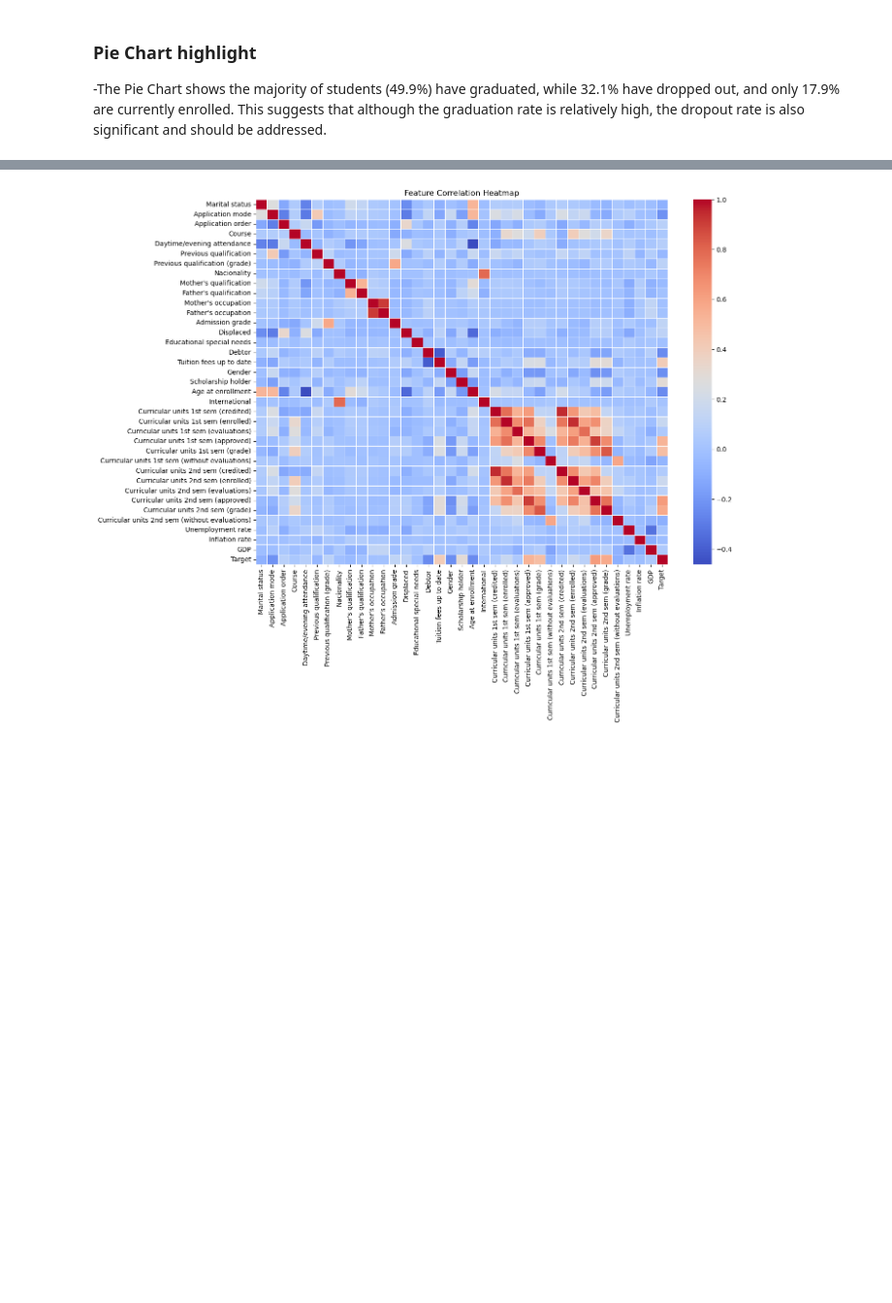
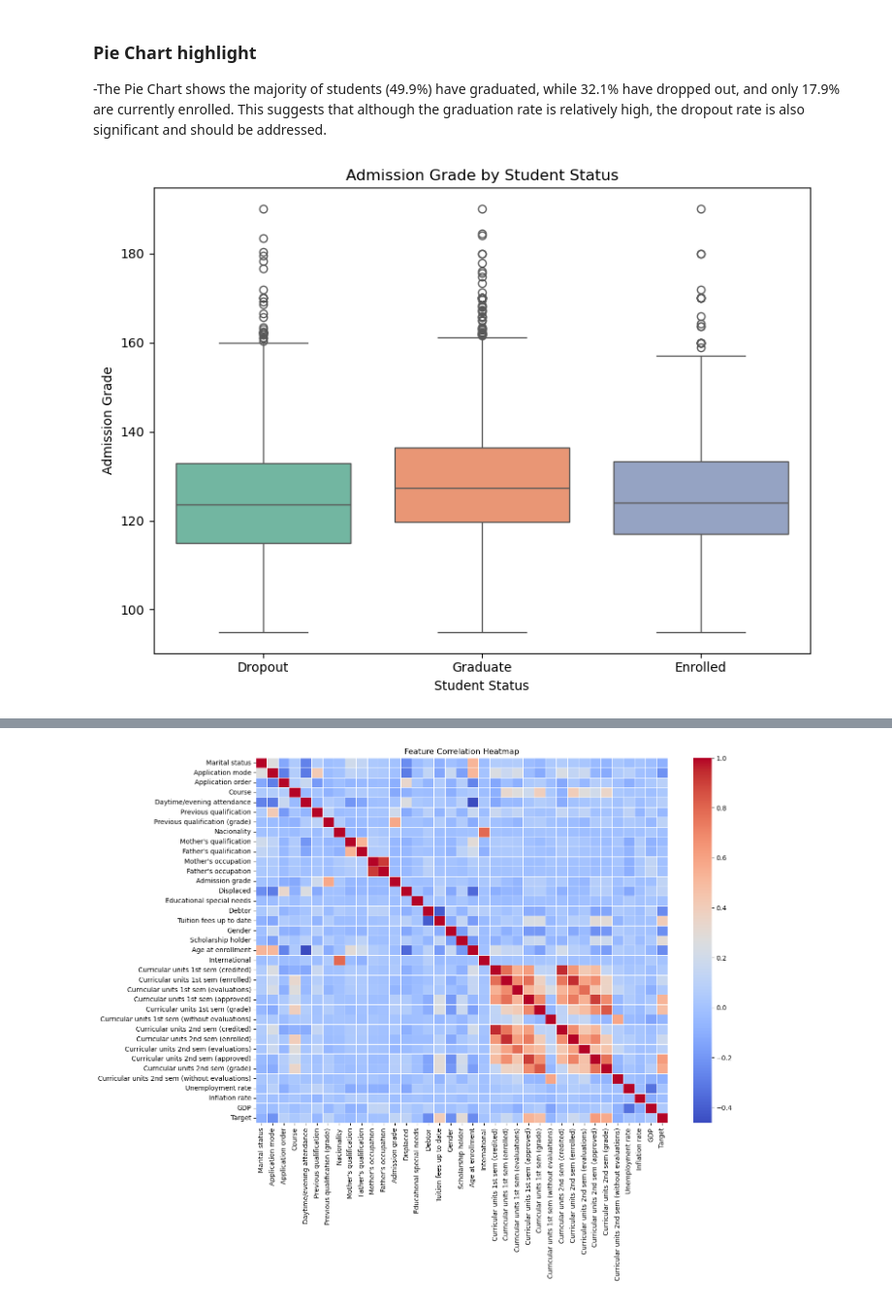
Before and after one commit to joaocordeiro7/Y3-S2-AI2-24-25, a Jupyter notebook: SupervisedLearning.ipynb, the cells around one changed output, grey strips where cells are left out. Shown at 97% size. Saved outputs shown, nothing was run; the diff lists cells and outputs as text; code cells hidden in the pictures; blank space fills up the shorter version.

```diff
--- a/SupervisedLearning.ipynb
+++ b/SupervisedLearning.ipynb
@@ -144,3 +142,15 @@ plt.show()
 # %% [markdown]
 ### Pie Chart highlight
 -The Pie Chart shows  the majority of students (49.9%) have graduated, while 32.1% have dropped out, and only 17.9% are currently enrolled. This suggests that although the graduation rate is relatively high, the dropout rate is also significant and should be addressed.
+# %%
+target_map = {0: "Dropout", 1: "Enrolled", 2: "Graduate"}
+df['Target'] = df['Target'].map(target_map)
+plt.figure(figsize=(8, 6))
+sns.boxplot(data=df, x='Target', y='Admission grade', palette='Set2')
+plt.title('Admission Grade by Student Status')
+plt.xlabel('Student Status')
+plt.ylabel('Admission Grade')
+plt.tight_layout()
+plt.show()
+# %% [output]
+[figure, added]
```
Also changed, not shown: parts of 9 cells of this notebook.
